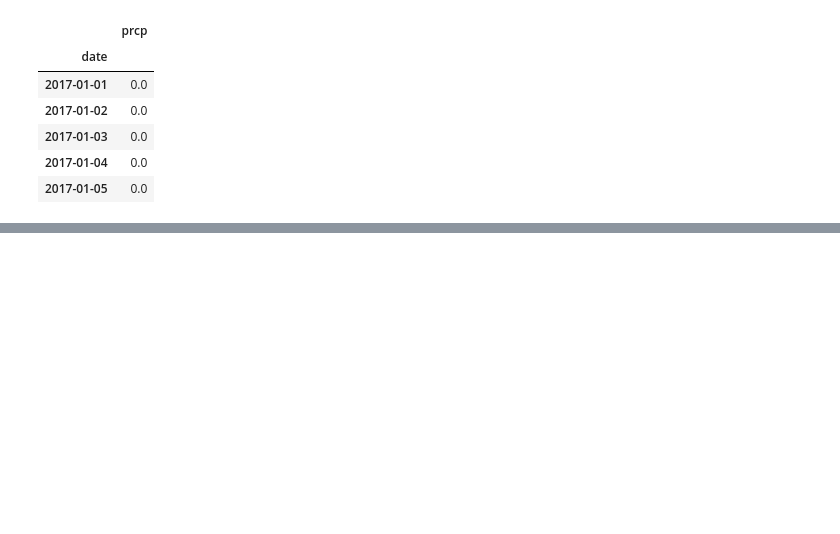
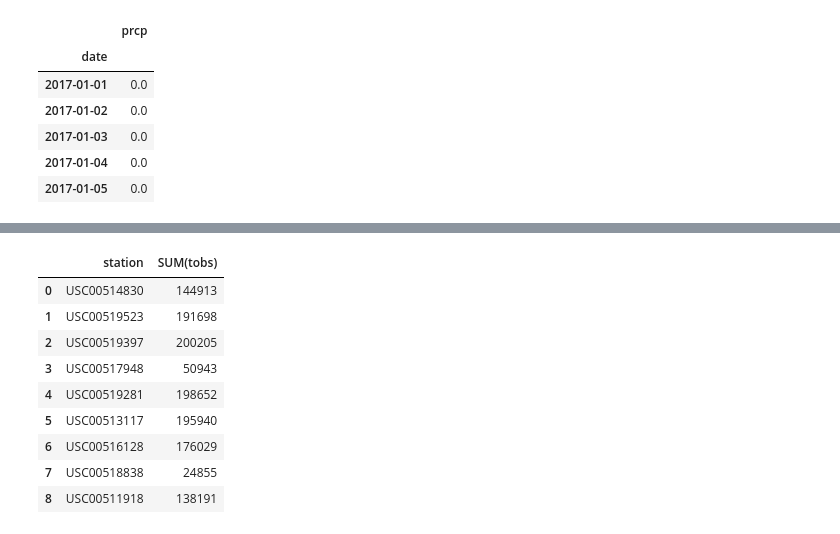
Before and after one commit to lindafarley/DataVisualization, a Jupyter notebook: Hawaii/climate_analysis.ipynb, the cells around one changed output, grey strips where cells are left out. Saved outputs shown, nothing was run; the diff lists cells and outputs as text; code cells hidden in the pictures; blank space fills up the shorter version.

```diff
--- a/Hawaii/climate_analysis.ipynb
+++ b/Hawaii/climate_analysis.ipynb
@@ -50,0 +60,17 @@ plt.show()
+# %%
+#Query to find which station has the highest number of observations
+active_query = pd.read_sql_query("SELECT station,SUM(tobs) FROM measurement_sql GROUP BY station ORDER BY tobs DESC", engine)
+active_query
+
+#Station USC00519397 is the most active
+# %% [output]
+|  | station | SUM(tobs) |
+| 0 | USC00514830 | 144913 |
+| 1 | USC00519523 | 191698 |
+| 2 | USC00519397 | 200205 |
+| 3 | USC00517948 | 50943 |
+| 4 | USC00519281 | 198652 |
+| 5 | USC00513117 | 195940 |
+| 6 | USC00516128 | 176029 |
+| 7 | USC00518838 | 24855 |
+| 8 | USC00511918 | 138191 |
```
Also changed, not shown: parts of 11 cells of this notebook, 5 other files.
